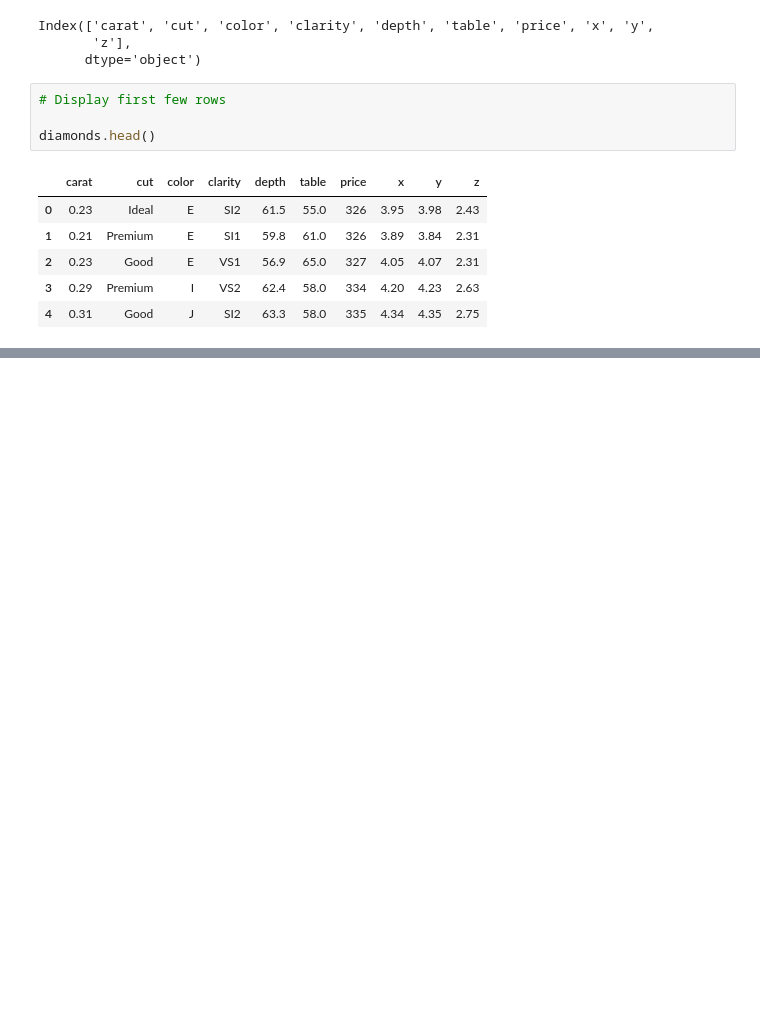
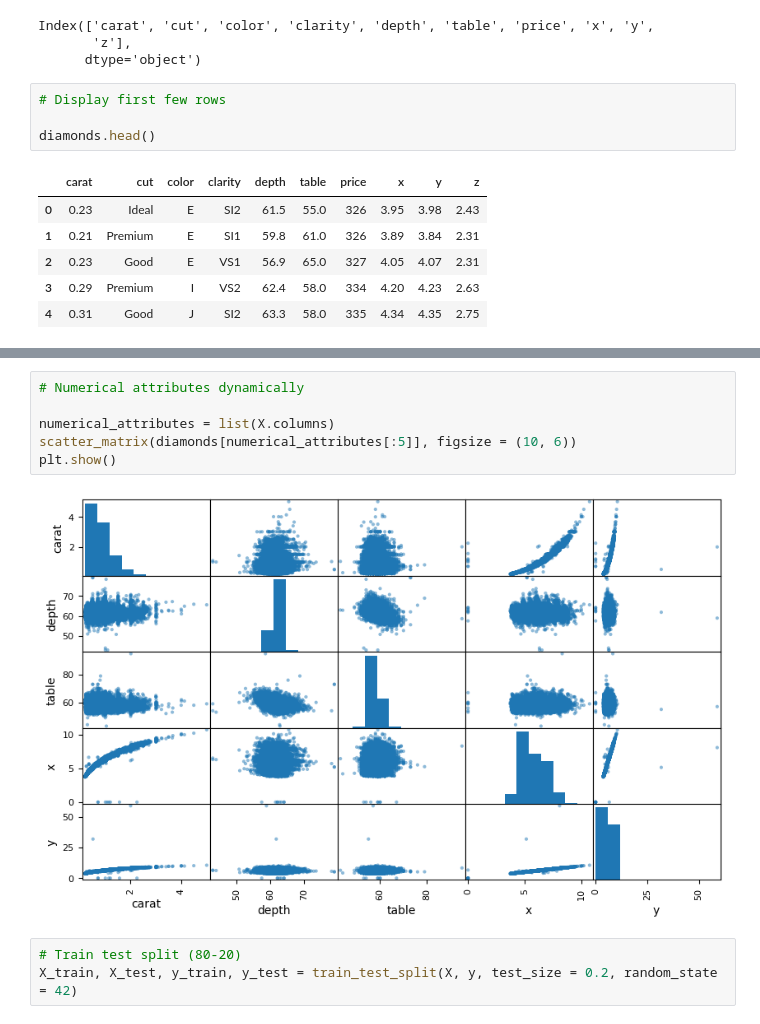
Before and after one commit to AhnfLabib/Jupyter-Practices, a Jupyter notebook: Week5/Day1.ipynb, the cells around one changed output, grey strips where cells are left out. Cells and saved outputs as stored; diff of their text form; blank space fills up the shorter version.

```diff
--- a/Week5/Day1.ipynb
+++ b/Week5/Day1.ipynb
@@ -30,0 +54,11 @@ diamonds.head()
+# %%
+# Numerical attributes dynamically
+
+numerical_attributes = list(X.columns)
+scatter_matrix(diamonds[numerical_attributes[:5]], figsize = (10, 6))
+plt.show()
+# %% [output]
+[figure, added]
+# %%
+# Train test split (80-20)
+X_train, X_test, y_train, y_test = train_test_split(X, y, test_size = 0.2, random_state = 42)
```
Also changed, not shown: parts of 6 cells of this notebook.
